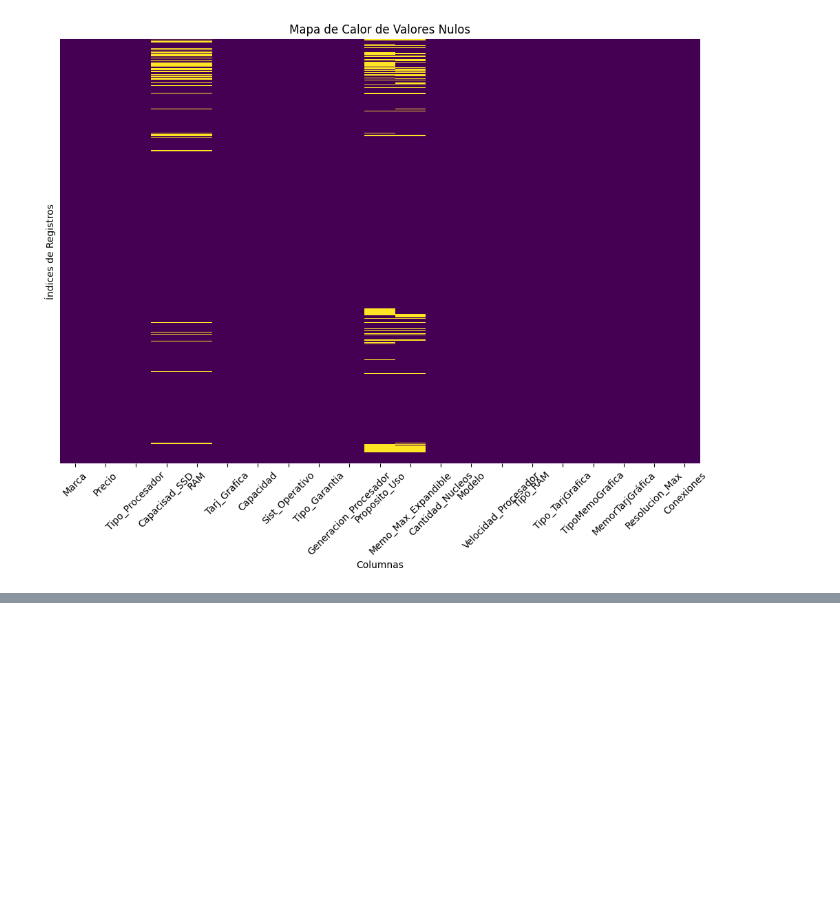
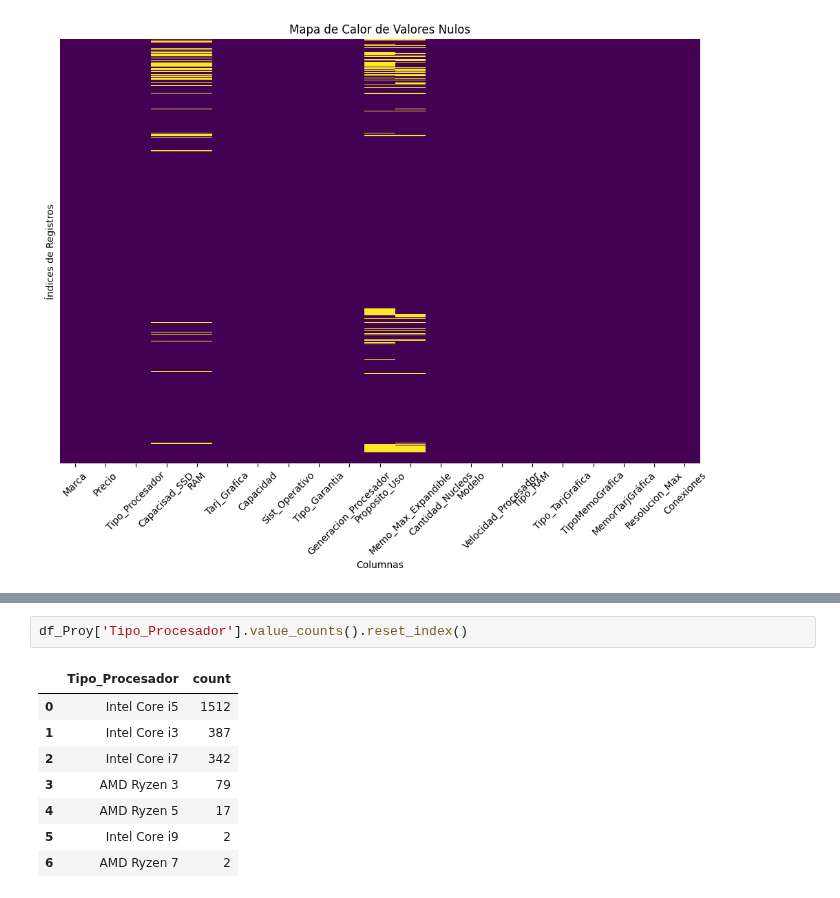
Before and after one commit to Jorge-Alvarez-23/Data-Science-II_Coder, a Jupyter notebook: PROYECTO.ipynb, the cells around one changed output, grey strips where cells are left out. Cells and saved outputs as stored; diff of their text form; blank space fills up the shorter version.

```diff
--- a/PROYECTO.ipynb
+++ b/PROYECTO.ipynb
@@ -670,0 +691,11 @@ plt.show()
+# %%
+df_Proy['Tipo_Procesador'].value_counts().reset_index()
+# %% [output]
+|  | Tipo_Procesador | count |
+| 0 | Intel Core i5 | 1512 |
+| 1 | Intel Core i3 | 387 |
+| 2 | Intel Core i7 | 342 |
+| 3 | AMD Ryzen 3 | 79 |
+| 4 | AMD Ryzen 5 | 17 |
+| 5 | Intel Core i9 | 2 |
+| 6 | AMD Ryzen 7 | 2 |
```
Also changed, not shown: parts of 2 cells of this notebook.
